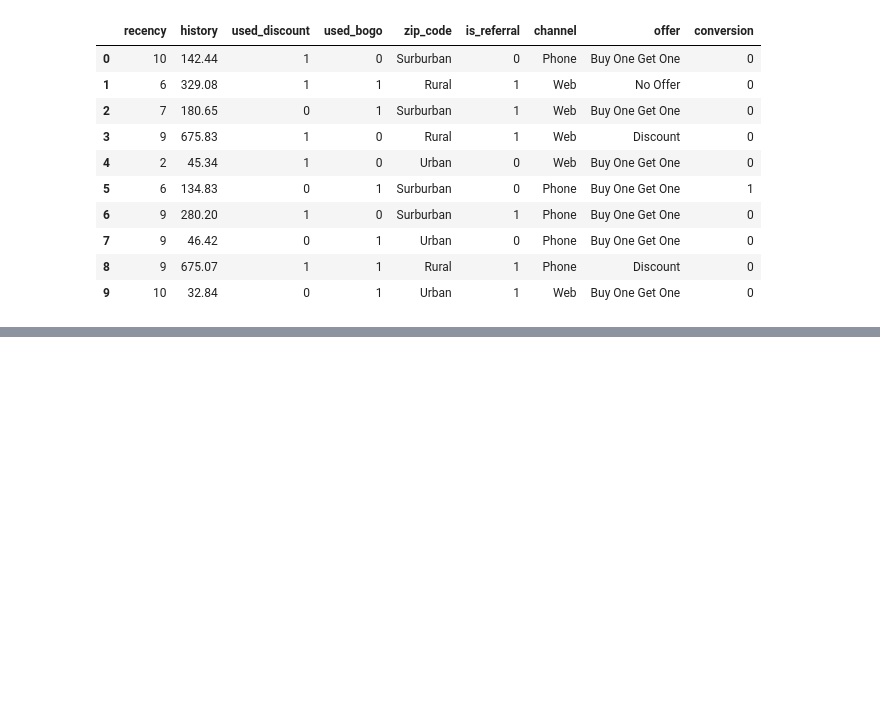
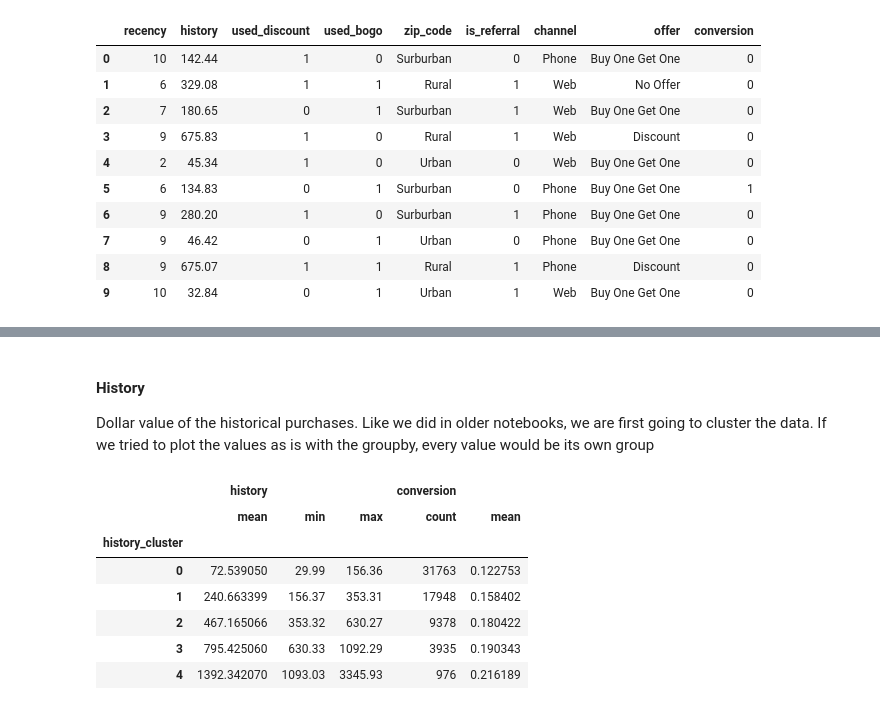
Before and after one commit to Williamdst/Springboard-DSC, a Jupyter notebook: 22.3_Data-Driven-Growth/VII_Market-Response-Models.ipynb, the cells around one changed output, grey strips where cells are left out. Drawn from its saved outputs; the diff is of its cells as text; code cells hidden in the pictures; blank space fills up the shorter version.

Commit message:
Finished notebook 7 22.3

```diff
--- a/22.3_Data-Driven-Growth/VII_Market-Response-Models.ipynb
+++ b/22.3_Data-Driven-Growth/VII_Market-Response-Models.ipynb
@@ -55,0 +136,21 @@ df_data.head(10)
+# %% [markdown]
+#### History
+Dollar value of the historical purchases. Like we did in older notebooks, we are first going to cluster the data. If we tried to plot the values as is with the groupby, every value would be its own group
+# %%
+kmeans = KMeans(n_clusters=5)
+kmeans.fit(df_data[['history']])
+df_data['history_cluster'] = kmeans.predict(df_data[['history']])
+
+#order the cluster numbers
+df_data = order_cluster('history_cluster', 'history',df_data,True)
+
+df_data.groupby('history_cluster').agg({'history':['mean','min','max'], 'conversion':['count', 'mean']})
+# %% [output]
+|  | history |  |  | conversion |  |
+|  | mean | min | max | count | mean |
+| history_cluster |  |  |  |  |  |
+| 0 | 72.539050 | 29.99 | 156.36 | 31763 | 0.122753 |
+| 1 | 240.663399 | 156.37 | 353.31 | 17948 | 0.158402 |
+| 2 | 467.165066 | 353.32 | 630.27 | 9378 | 0.180422 |
+| 3 | 795.425060 | 630.33 | 1092.29 | 3935 | 0.190343 |
+| 4 | 1392.342070 | 1093.03 | 3345.93 | 976 | 0.216189 |
```
Also changed, not shown: parts of 33 cells of this notebook.
